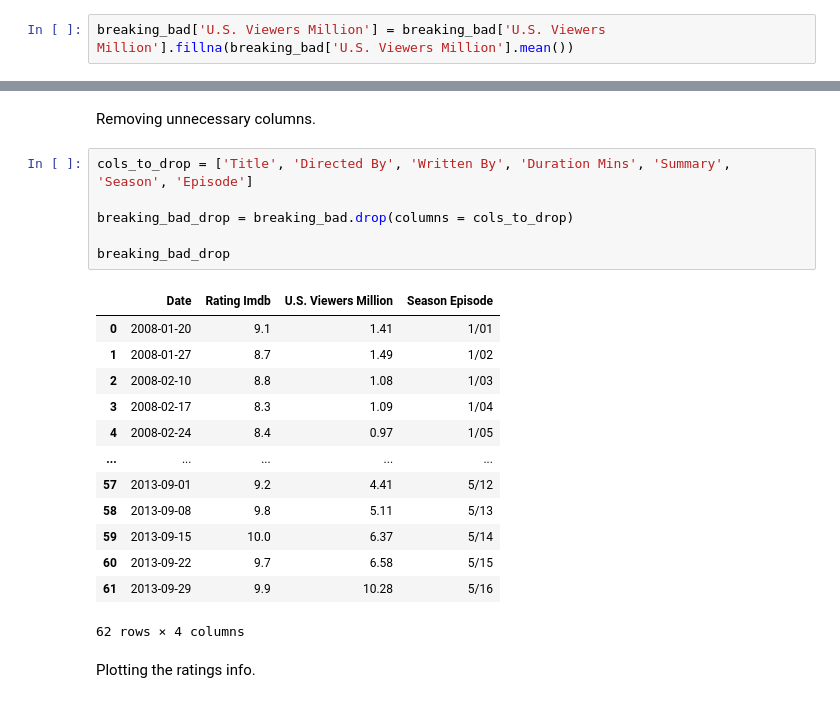
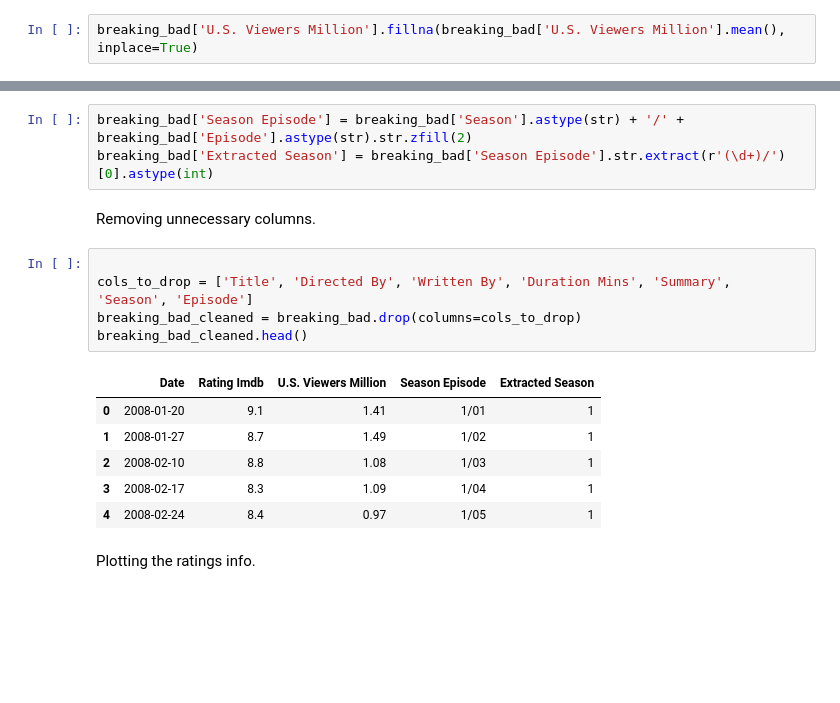
Before and after one commit to JVanderpool-repos/breaking_bad_analysis, a Jupyter notebook: breaking_bad.ipynb, the cells around one changed output, grey strips where cells are left out. Cells and saved outputs as stored; diff of their text form; blank space fills up the shorter version.

```diff
--- a/breaking_bad.ipynb
+++ b/breaking_bad.ipynb
@@ -128,4 +128,4 @@ dtype: int64
 # %% [markdown]
 Filling missing values with the mean of viewership.
 # %%
-breaking_bad['U.S. Viewers Million'] = breaking_bad['U.S. Viewers Million'].fillna(breaking_bad['U.S. Viewers Million'].mean())
+breaking_bad['U.S. Viewers Million'].fillna(breaking_bad['U.S. Viewers Million'].mean(), inplace=True)
@@ -132,25 +141,20 @@ breaking_bad['U.S. Viewers Million'] = breaking_bad['U.S. Viewers Million'].fill
+# %%
+breaking_bad['Season Episode'] = breaking_bad['Season'].astype(str) + '/' + breaking_bad['Episode'].astype(str).str.zfill(2)
+breaking_bad['Extracted Season'] = breaking_bad['Season Episode'].str.extract(r'(\d+)/')[0].astype(int)
 # %% [markdown]
 Removing unnecessary columns.
 # %%
+
 cols_to_drop = ['Title', 'Directed By', 'Written By', 'Duration Mins', 'Summary', 'Season', 'Episode']
-
-breaking_bad_drop = breaking_bad.drop(columns = cols_to_drop)
-
-breaking_bad_drop
+breaking_bad_cleaned = breaking_bad.drop(columns=cols_to_drop)
+breaking_bad_cleaned.head()
 # %% [output]
-|  | Date | Rating Imdb | U.S. Viewers Million | Season Episode |
-| 0 | 2008-01-20 | 9.1 | 1.41 | 1/01 |
-| 1 | 2008-01-27 | 8.7 | 1.49 | 1/02 |
-| 2 | 2008-02-10 | 8.8 | 1.08 | 1/03 |
-| 3 | 2008-02-17 | 8.3 | 1.09 | 1/04 |
-| 4 | 2008-02-24 | 8.4 | 0.97 | 1/05 |
-| ... | ... | ... | ... | ... |
-| 57 | 2013-09-01 | 9.2 | 4.41 | 5/12 |
-| 58 | 2013-09-08 | 9.8 | 5.11 | 5/13 |
-| 59 | 2013-09-15 | 10.0 | 6.37 | 5/14 |
-| 60 | 2013-09-22 | 9.7 | 6.58 | 5/15 |
-| 61 | 2013-09-29 | 9.9 | 10.28 | 5/16 |
+|  | Date | Rating Imdb | U.S. Viewers Million | Season Episode | Extracted Season |
+| 0 | 2008-01-20 | 9.1 | 1.41 | 1/01 | 1 |
+| 1 | 2008-01-27 | 8.7 | 1.49 | 1/02 | 1 |
+| 2 | 2008-02-10 | 8.8 | 1.08 | 1/03 | 1 |
+| 3 | 2008-02-17 | 8.3 | 1.09 | 1/04 | 1 |
+| 4 | 2008-02-24 | 8.4 | 0.97 | 1/05 | 1 |
-62 rows × 4 columns
 # %% [markdown]
 Plotting the ratings info.
 # %%
```
Also changed, not shown: parts of 8 cells of this notebook, 3 other files.
